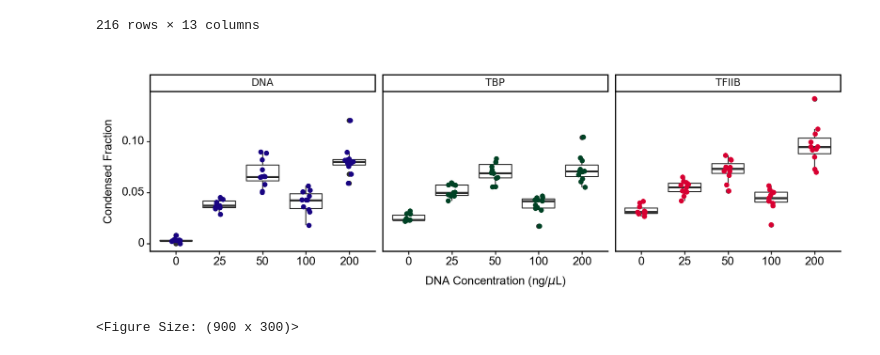
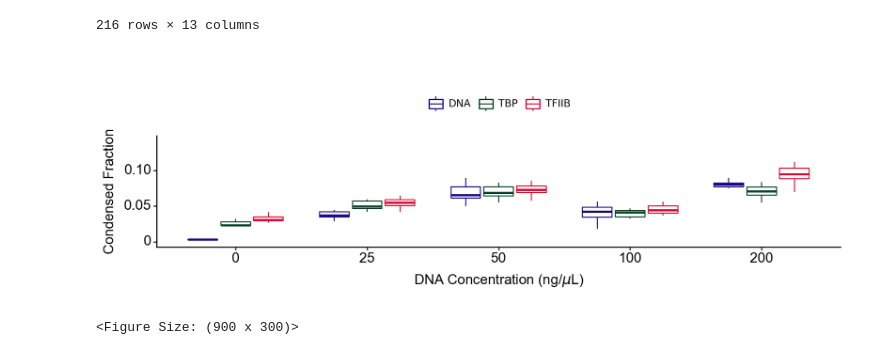
Before and after one commit to dlejeune/llps_analysis, a Jupyter notebook: new_analysis_notebook.ipynb, the cells around one changed output. Cells and saved outputs as stored; diff of their text form; code cells hidden in the pictures.

```diff
--- a/new_analysis_notebook.ipynb
+++ b/new_analysis_notebook.ipynb
@@ -46,27 +473,30 @@ iib_tbp_dna_cf
 | 234 | 0.078853 | 0.139327 | 0.098455 | 0.838344 | 0.029339 | 0 | ... |
 | 235 | 0.071281 | 0.146853 | 0.102572 | 0.858840 | 0.040904 | 0 | ... |
 216 rows × 13 columns
+# %%
+iib_tbp_dna_cf["fold_intensity"] = iib_tbp_dna_cf["mean_fg_intensity"] / iib_tbp_dna_cf["mean_bg_intensity"]
+# %%
+iib_tbp_dna_cf["log_fold_intensity"] = np.log2(iib_tbp_dna_cf["fold_intensity"])
 # %%
 plot = (
         pn.ggplot(iib_tbp_dna_cf[iib_tbp_dna_cf["channel"] != "Merged"], pn.aes(x="dir_name",
                                                                                 y="condensed_fraction",
                                                                                 ))
 
-        + pn.geom_boxplot(pn.aes())
-        + pn.geom_jitter(pn.aes(color="channel"), width=0.1)
+        + pn.geom_boxplot(pn.aes(color="channel"), outlier_alpha=0)
+        # + pn.geom_jitter(pn.aes(color="channel"), width=0.1)
         + pn.theme_classic()
         + pn.labs(x="DNA Concentration (ng/$\mu$L)", y="Condensed Fraction", color="", fill="",
                   shape="")
         + pn.theme(figure_size=(9, 3),
-                   legend_position="none",
-                   axis_text=pn.element_text(color="black", size=10, family="Arial"),
-                   axis_title=pn.element_text(color="black", size=10, family="Arial"))
-        + pn.facet_wrap("~channel")
+                   legend_position="top",
+                   axis_text=pn.element_text(color="black", size=12, family="Arial"),
+                   axis_title=pn.element_text(color="black", size=12, family="Arial"))
         + pn.scale_color_manual(values=["#190482", "#004225", "#D80032"])
 )
 plot
 # %% [output]
-[figure, old version]
+[figure, new version]
 <Figure Size: (900 x 300)>
 # %%
 pn.ggsave(plot,
```
Also changed, not shown: parts of 60 cells of this notebook.
